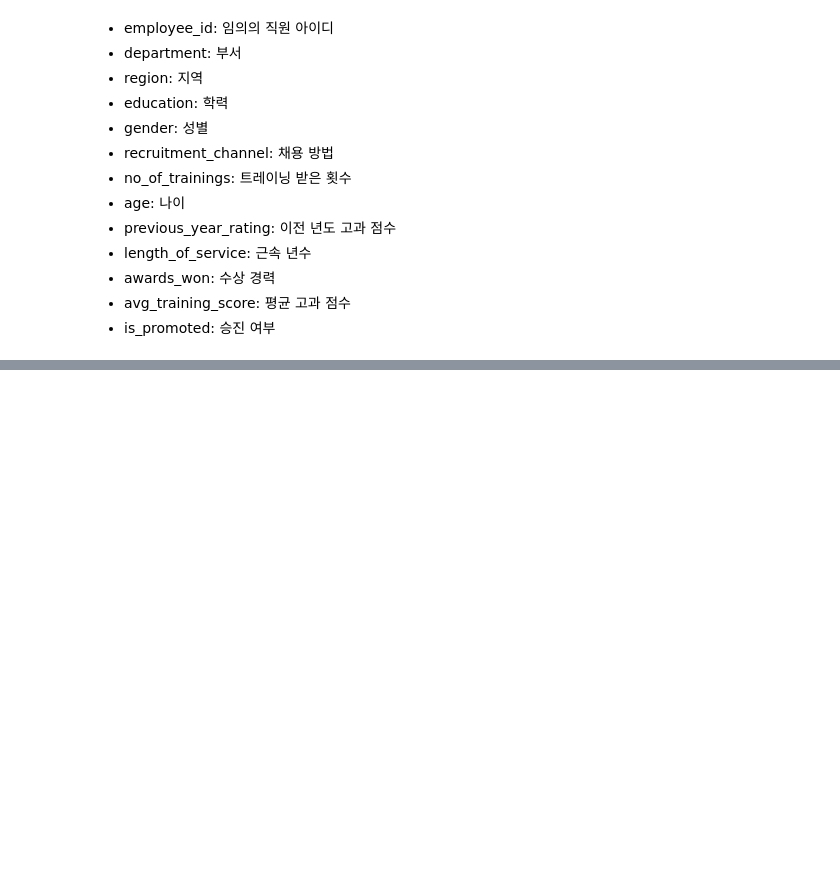
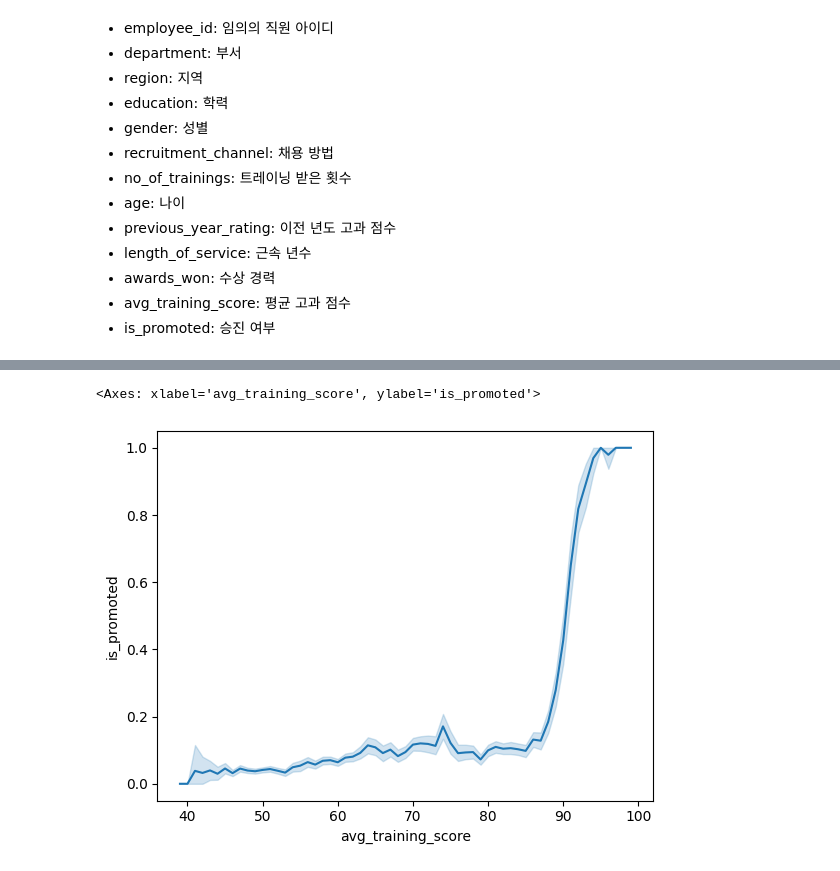
Before and after one commit to hyeongjin0706/machinelearning, a Jupyter notebook: 7. 로지스틱 회귀.ipynb, the cells around one changed output, grey strips where cells are left out. Drawn from its saved outputs; the diff is of its cells as text; code cells hidden in the pictures; blank space fills up the shorter version.

```diff
--- a/7. 로지스틱 회귀.ipynb
+++ b/7. 로지스틱 회귀.ipynb
@@ -55,0 +78,5 @@ memory usage: 5.4+ MB
+# %%
+sns.lineplot(x='avg_training_score', y='is_promoted', data= hr_df)
+# %% [output]
+<Axes: xlabel='avg_training_score', ylabel='is_promoted'>
+[figure, added]
```
Also changed, not shown: parts of 66 cells of this notebook, 4 other files.
